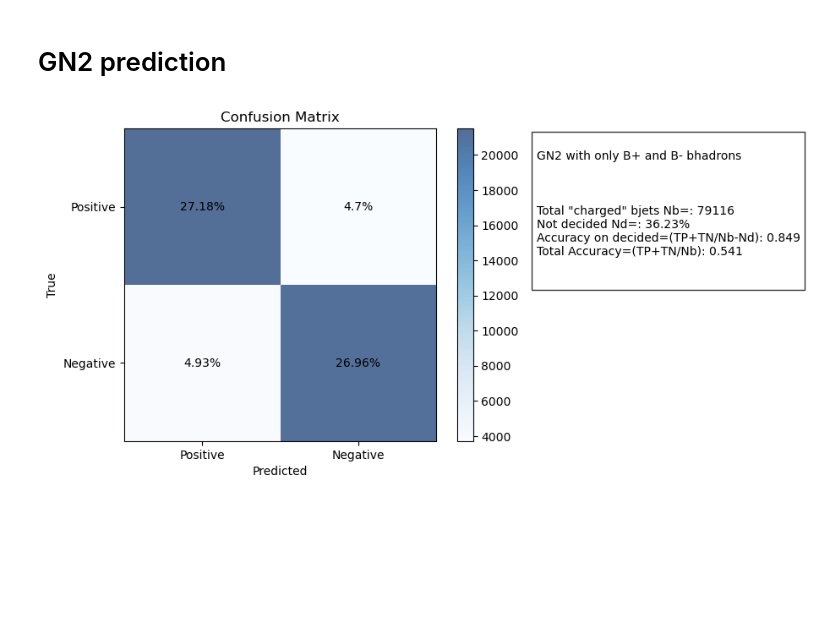
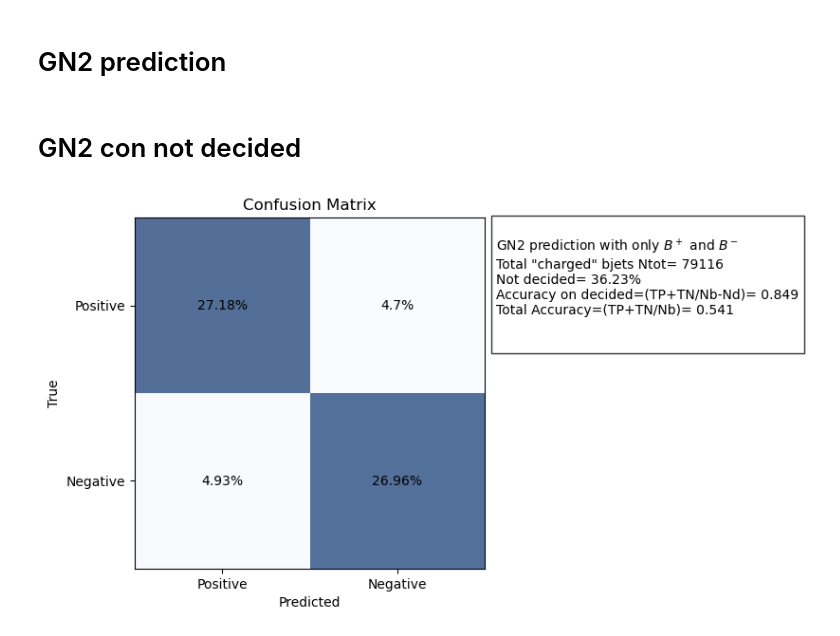
Before and after one commit to andremicci/Thesis, a Jupyter notebook: charge_algo_1.4.ipynb, the cells around one changed output. Drawn from its saved outputs; the diff is of its cells as text; code cells hidden in the pictures; blank space fills up the shorter version.

```diff
--- a/charge_algo_1.4.ipynb
+++ b/charge_algo_1.4.ipynb
@@ -100,10 +115,16 @@ confusion_matrix=np.zeros((2,2))
 debug=False
 not_decided=0
 residuals=[]
+weighted_charge=[]
+k=0.29
+not_decided_indexes=[]
+
 
 for i,jet in enumerate(charged_bjets):
 
   charge=charge_algorithm(i,charged_tracks[i],'truth')
+  weighted_Q=weighted_charge_algorithm(i,charged_tracks[i],k)
+  weighted_charge.append(weighted_Q)
 
   # taking the residuals absolute value
   residuals.append(np.abs(np.sign(jet["HadronConeExclTruthLabelPdgId"])-np.sign(charge)))
@@ -122,6 +143,8 @@ for i,jet in enumerate(charged_bjets):
 
   #this is the case where the sum of the tracks is zero, we count these events in not_decided
   if charge==0:
+
+    not_decided_indexes.append(i)
     not_decided+=1
 
   if debug==True:
@@ -137,7 +160,7 @@ plt.imshow(confusion_matrix, cmap='Blues', interpolation='nearest',alpha=0.7)
 plt.title('Confusion Matrix')
 plt.xlabel('Predicted')
 plt.ylabel('True')
-plt.colorbar()
+#plt.colorbar()
 plt.xticks([0, 1], ['Positive', 'Negative'])
 plt.yticks([0, 1], ['Positive', 'Negative'])
 for i in range(confusion_matrix.shape[0]):  # righe
@@ -148,16 +171,15 @@ for i in range(confusion_matrix.shape[0]):  # righe
 
 
 text_box = f"""
-Truth with only B+ and B- bhadrons\n
-\n
-Total "charged" bjets Nb=: {ncharged}
-Not decided Nd=: {round(100*not_decided/ncharged,2)}%
-Accuracy on decided=(TP+TN/Nb-Nd): {((confusion_matrix[0,0]+confusion_matrix[1,1])/(len(charged_bjets)-not_decided)).round(3)}
-Total Accuracy=(TP+TN/Nb): {((confusion_matrix[0, 0] + confusion_matrix[1, 1]) / len(charged_bjets)).round(3)}
+Truth with only $B^+$ and $B^-$
+Total "charged" bjets Ntot= {ncharged}
+Not decided Nd= {round(100*not_decided/ncharged,2)}%
+Accuracy on decided=(TP+TN/Ntot-Nd)= {((confusion_matrix[0,0]+confusion_matrix[1,1])/(len(charged_bjets)-not_decided)).round(3)}
+Total Accuracy=(TP+TN/Ntot): {((confusion_matrix[0, 0] + confusion_matrix[1, 1]) / len(charged_bjets)).round(3)}
 
 """
-text=plt.gcf().text(0.93, 0.5, text_box, fontsize=10, bbox=dict(facecolor='white', alpha=0.8))
+text=plt.gcf().text(0.82, 0.6, text_box, fontsize=10, bbox=dict(facecolor='white', alpha=0.8))
 
 
-plt.savefig('TRUTH_with_OtherSec.png', dpi=300, bbox_inches='tight')
+plt.savefig('TRUTH_confusion_matrix.png', dpi=300, bbox_inches='tight')
 # %% [output]
@@ -170,5 +394,7 @@ plt.show()
 # %% [markdown]
 # GN2 prediction
+# %% [markdown]
+# GN2 con not decided
 # %%
 confusion_matrix=np.zeros((2,2))
 debug=False
@@ -198,41 +424,39 @@ for i,jet in enumerate(charged_bjets):
   if charge==0:
     not_decided+=1
 
   if debug==True:
     print("bhadron=",jet["HadronConeExclTruthLabelPdgId"])
     print("charge SUM=",charge)
     print("\n")
     if i>200:
         break
 
 # just plotting the confusion matrix
 
 plt.imshow(confusion_matrix, cmap='Blues', interpolation='nearest',alpha=0.7)
 plt.title('Confusion Matrix')
 plt.xlabel('Predicted')
 plt.ylabel('True')
-plt.colorbar()
+#plt.colorbar()
 plt.xticks([0, 1], ['Positive', 'Negative'])
 plt.yticks([0, 1], ['Positive', 'Negative'])
 for i in range(confusion_matrix.shape[0]):  # righe
     for j in range(confusion_matrix.shape[1]):  # colonne
         plt.text(j, i, "{}%".format(round(100*confusion_matrix[i, j]/ncharged,2)),
                  ha='center', va='center', color='black')
 
 
 
 text_box = f"""
-GN2 with only B+ and B- bhadrons\n
-\n
-Total "charged" bjets Nb=: {ncharged}
-Not decided Nd=: {round(100*not_decided/ncharged,2)}%
-Accuracy on decided=(TP+TN/Nb-Nd): {((confusion_matrix[0,0]+confusion_matrix[1,1])/(len(charged_bjets)-not_decided)).round(3)}
-Total Accuracy=(TP+TN/Nb): {((confusion_matrix[0, 0] + confusion_matrix[1, 1]) / len(charged_bjets)).round(3)}
+GN2 prediction with only $B^+$ and $B^-$
+Total "charged" bjets Ntot= {ncharged}
+Not decided= {round(100*not_decided/ncharged,2)}%
+Accuracy on decided=(TP+TN/Nb-Nd)= {((confusion_matrix[0,0]+confusion_matrix[1,1])/(len(charged_bjets)-not_decided)).round(3)}
+Total Accuracy=(TP+TN/Nb)= {((confusion_matrix[0, 0] + confusion_matrix[1, 1]) / len(charged_bjets)).round(3)}
 
 """
-text=plt.gcf().text(0.93, 0.5, text_box, fontsize=10, bbox=dict(facecolor='white', alpha=0.8))
+text=plt.gcf().text(0.82, 0.6, text_box, fontsize=10, bbox=dict(facecolor='white', alpha=0.8))
 
-
-plt.savefig('TRUTH_with_OtherSec.png', dpi=300, bbox_inches='tight')
+plt.savefig('GN2_confusion_mat.png', dpi=300, bbox_inches='tight')
 # %% [output]
-[figure, old version]
+[figure, new version]
```
Also changed, not shown: parts of 27 cells of this notebook, 6 other files.
